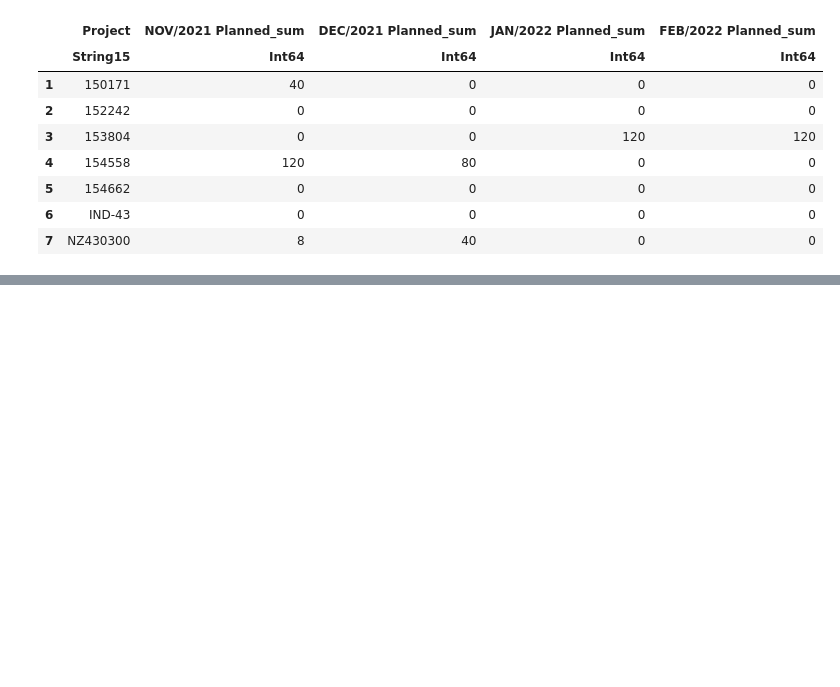
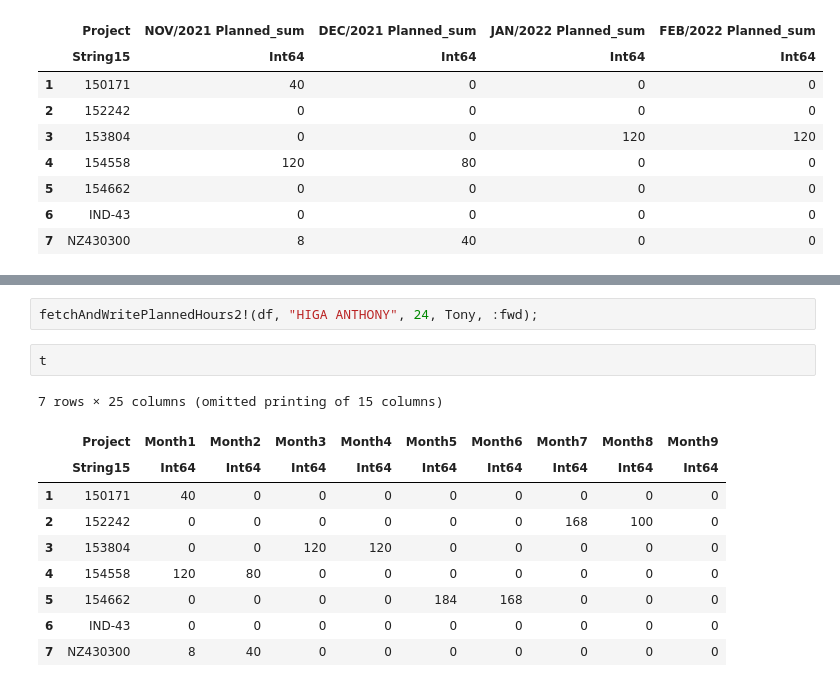
Before and after one commit to gjunqueira-sys/ResourceManagement.jl, a Jupyter notebook: src/sketchpad.ipynb, the cells around one changed output, grey strips where cells are left out. Cells and saved outputs as stored; diff of their text form; blank space fills up the shorter version.

```diff
--- a/src/sketchpad.ipynb
+++ b/src/sketchpad.ipynb
@@ -112,0 +170,15 @@ t = _getEmployeeHoursFromDf(df, "HIGA ANTHONY", 24, :plan)
+# %%
+fetchAndWritePlannedHours2!(df, "HIGA ANTHONY", 24, Tony, :fwd);
+# %%
+t
+# %% [output]
+7 rows × 25 columns (omitted printing of 15 columns)
+|  | Project | Month1 | Month2 | Month3 | Month4 | Month5 | Month6 | Month7 | Month8 | Month9 |
+|  | String15 | Int64 | Int64 | Int64 | Int64 | Int64 | Int64 | Int64 | Int64 | Int64 |
+| 1 | 150171 | 40 | 0 | 0 | 0 | 0 | 0 | 0 | 0 | 0 |
+| 2 | 152242 | 0 | 0 | 0 | 0 | 0 | 0 | 168 | 100 | 0 |
+| 3 | 153804 | 0 | 0 | 120 | 120 | 0 | 0 | 0 | 0 | 0 |
+| 4 | 154558 | 120 | 80 | 0 | 0 | 0 | 0 | 0 | 0 | 0 |
+| 5 | 154662 | 0 | 0 | 0 | 0 | 184 | 168 | 0 | 0 | 0 |
+| 6 | IND-43 | 0 | 0 | 0 | 0 | 0 | 0 | 0 | 0 | 0 |
+| 7 | NZ430300 | 8 | 40 | 0 | 0 | 0 | 0 | 0 | 0 | 0 |
```
Also changed, not shown: parts of 18 cells of this notebook.
